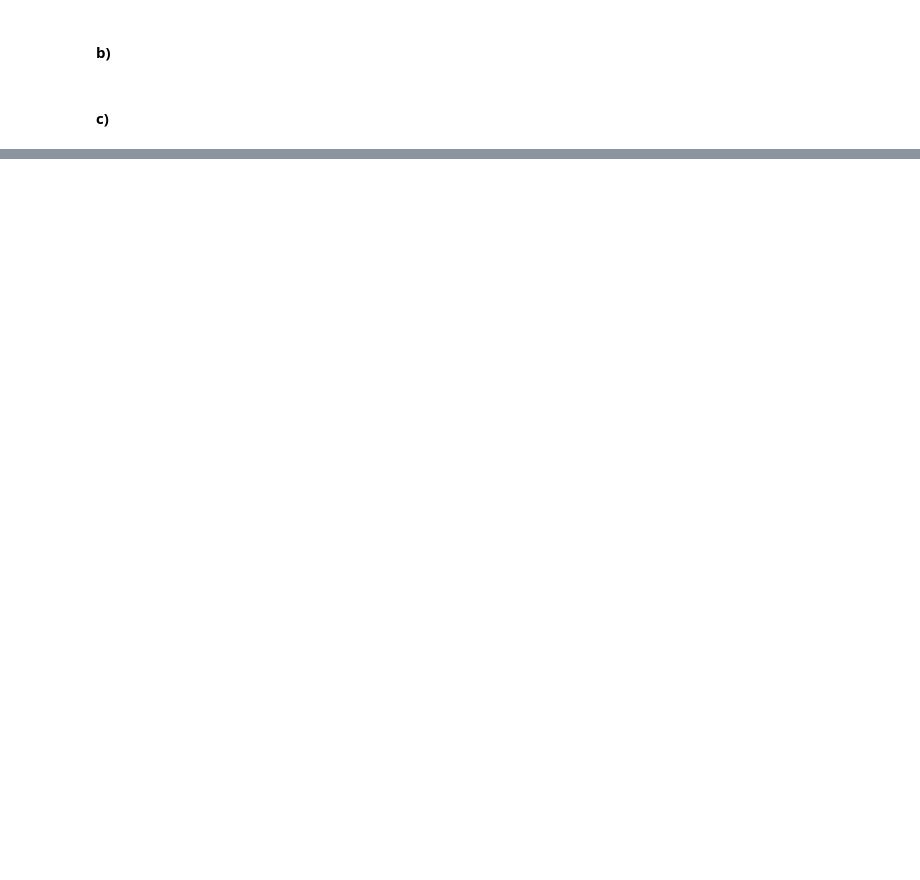
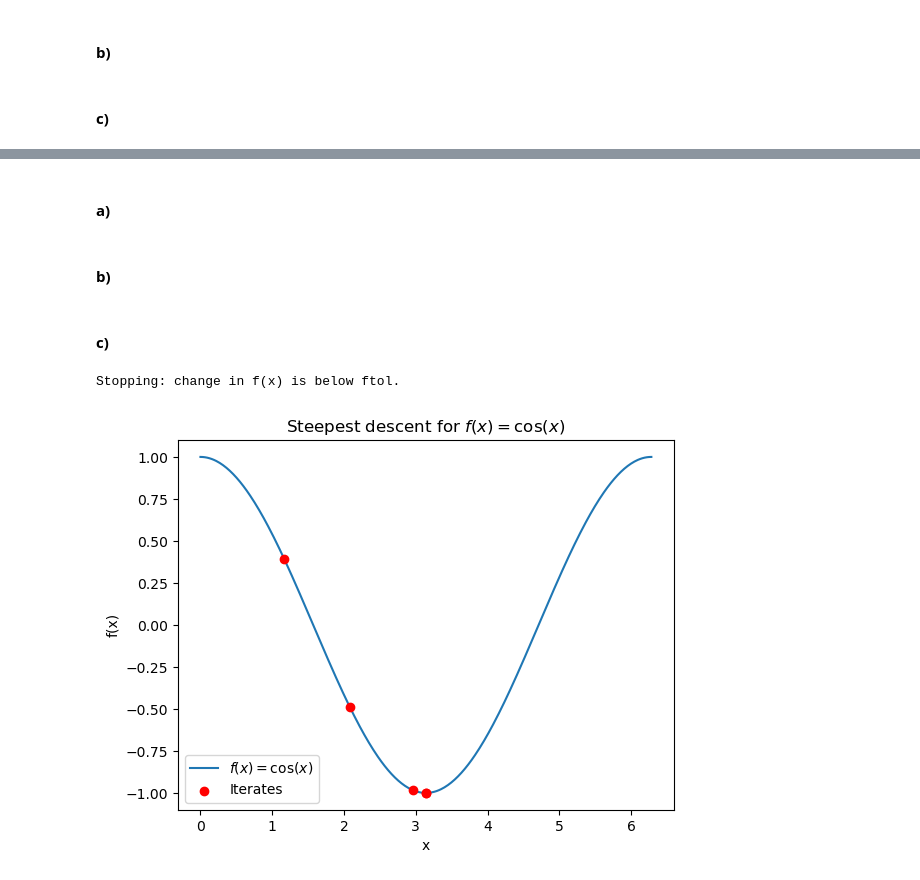
Before and after one commit to hannaroed/nummat-ovinger, a Jupyter notebook: Exercise-4.ipynb, the cells around one changed output, grey strips where cells are left out. Cells and saved outputs as stored; diff of their text form; code cells hidden in the pictures; blank space fills up the shorter version.

```diff
--- a/Exercise-4.ipynb
+++ b/Exercise-4.ipynb
@@ -346,0 +361,13 @@ Execution time: 0.11130058399999143 seconds
+# %% [markdown]
+#### a)
+# %%
+def linesearch_armijo(f, gradf, xk, dk, a0, c, s):
+    """
+    Performes a line search using the Armijo rule.
+    """
+    aj = a0
+    while f(xk + aj * dk) > f(xk) + s * aj * np.dot(gradf(xk), dk):
+        aj *= c  # Reduces step size by factor of c
+    return aj
+# %% [markdown]
+#### b)
@@ -346,0 +401,33 @@ Execution time: 0.11130058399999143 seconds
+# %% [markdown]
+#### c)
+# %%
+# Objective function
+def f(x):
+    return np.cos(x)
+
+# Gradient of the function
+def gradf(x):
+    return -np.sin(x)
+
+# Initial value for x
+x0 = 1.1656
+
+# Perform steepest descent using the steepest_descent function
+iterates = steepest_descent(f, gradf, x0, a0=1, c=0.5, s=1e-2, xtol=1e-6, ftol=1e-6, maxiter=100)
+
+# Create x values for plotting
+x_vals = np.linspace(0, 2 * np.pi, 400)
+y_vals = f(x_vals)
+
+# Plot the function
+plt.plot(x_vals, y_vals, label=r'$f(x) = \cos(x)$')
+plt.scatter(iterates, [f(x) for x in iterates], color='red', label='Iterates', zorder=5)
+
+plt.title(r'Steepest descent for $f(x) = \cos(x)$')
+plt.xlabel('x')
+plt.ylabel('f(x)')
+plt.legend()
+plt.show()
+# %% [output]
+Stopping: change in f(x) is below ftol.
+[figure, added]
```
Also changed, not shown: parts of 11 cells of this notebook.
